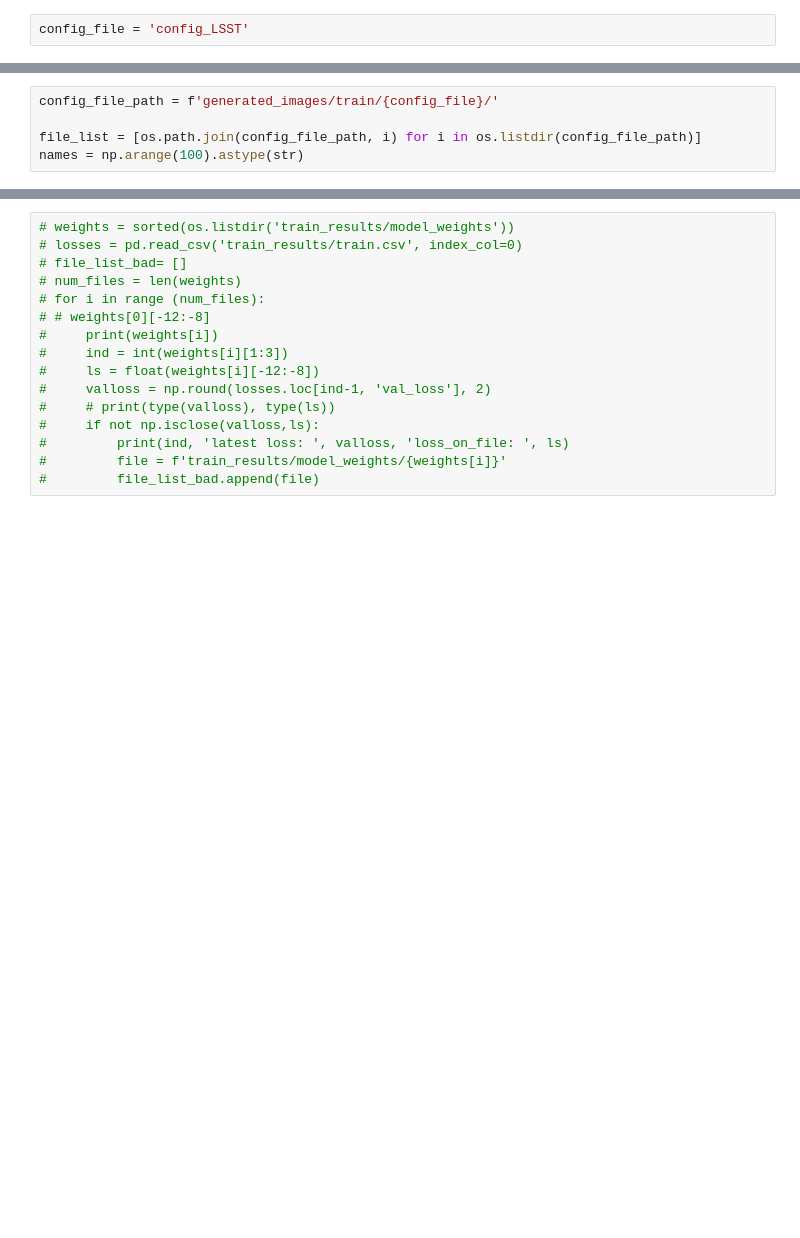
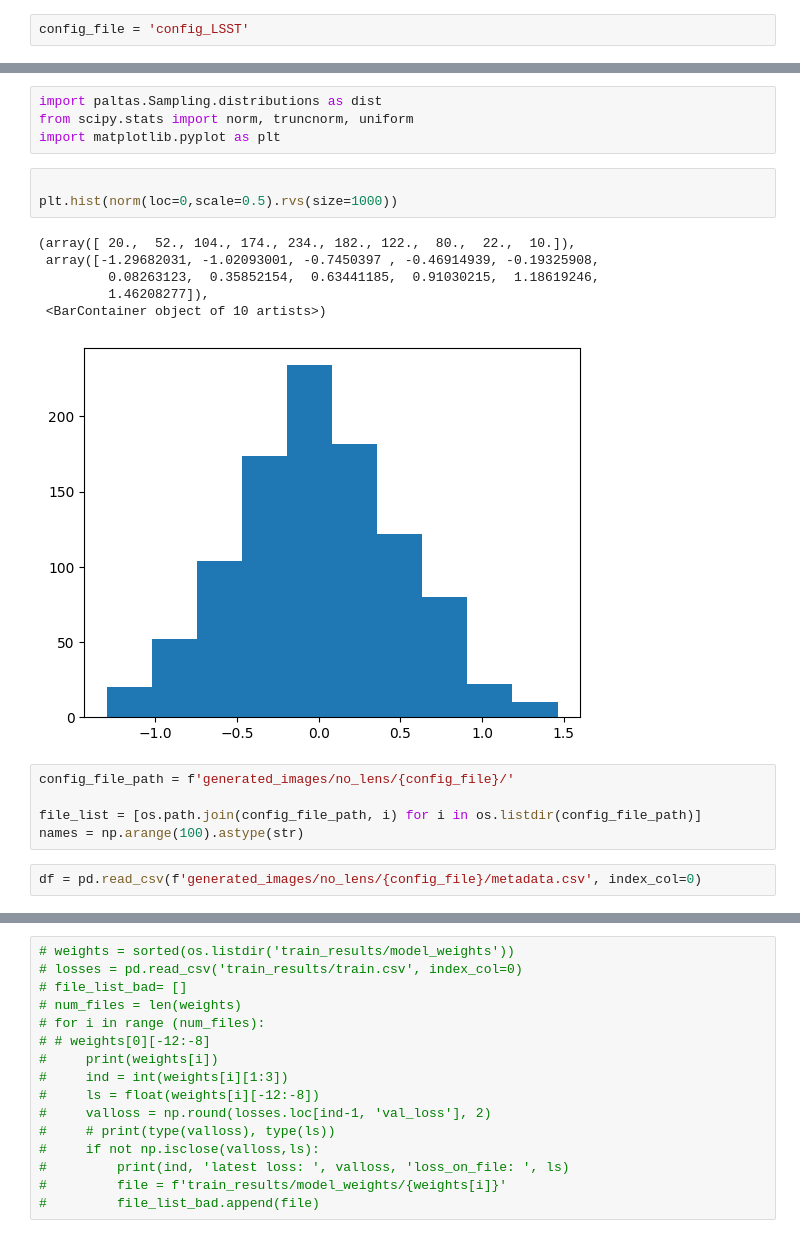
Before and after one commit to padma18-vb/paltas, a Jupyter notebook: notebooks/lsst_exploration.ipynb, the cells around one changed output, grey strips where cells are left out. Drawn from its saved outputs; the diff is of its cells as text; blank space fills up the shorter version.

```diff
--- a/notebooks/lsst_exploration.ipynb
+++ b/notebooks/lsst_exploration.ipynb
@@ -110,8 +168,24 @@ Saving 40000 files into the tf record
+# %%
+import paltas.Sampling.distributions as dist
+from scipy.stats import norm, truncnorm, uniform
+import matplotlib.pyplot as plt
+# %%
+
+plt.hist(norm(loc=0,scale=0.5).rvs(size=1000))
+# %% [output]
+(array([ 20.,  52., 104., 174., 234., 182., 122.,  80.,  22.,  10.]),
+ array([-1.29682031, -1.02093001, -0.7450397 , -0.46914939, -0.19325908,
+         0.08263123,  0.35852154,  0.63441185,  0.91030215,  1.18619246,
+         1.46208277]),
+ <BarContainer object of 10 artists>)
+[figure, added]
 # %%
-config_file_path = f'generated_images/train/{config_file}/'
+config_file_path = f'generated_images/no_lens/{config_file}/'
 
 file_list = [os.path.join(config_file_path, i) for i in os.listdir(config_file_path)]
 names = np.arange(100).astype(str)
+# %%
+df = pd.read_csv(f'generated_images/no_lens/{config_file}/metadata.csv', index_col=0)
 # %%
 start_index = np.random.randint(0, 100 - 24)
 picked_files = file_list[start_index:start_index + 24]
```
Also changed, not shown: parts of 15 cells of this notebook, 19 other files.
